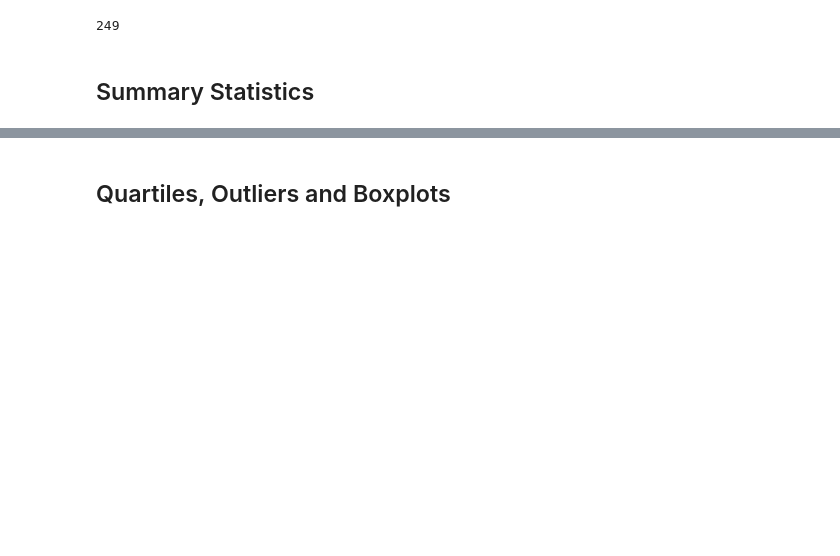
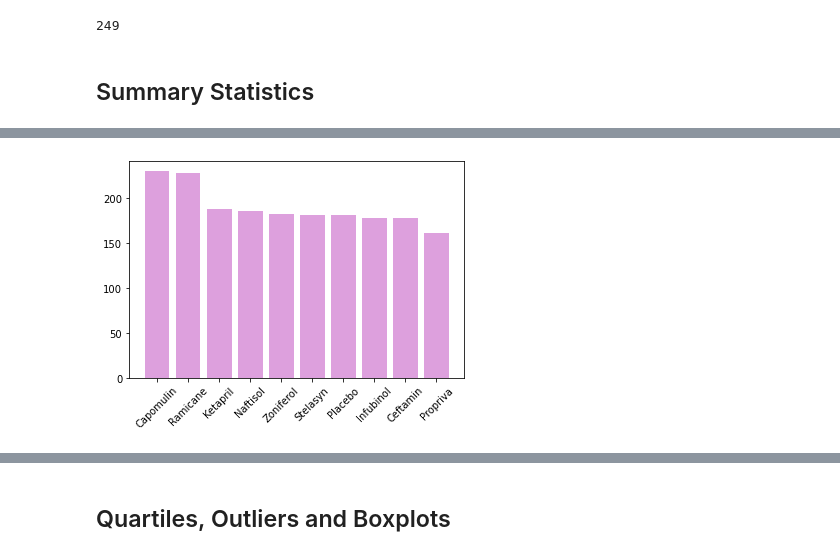
Before and after one commit to reccleston/matplotlib-challenge, a Jupyter notebook: Pymaceuticals/pymaceuticals_starter.ipynb, the cells around one changed output, grey strips where cells are left out. Drawn from its saved outputs; the diff is of its cells as text; code cells hidden in the pictures; blank space fills up the shorter version.

```diff
--- a/Pymaceuticals/pymaceuticals_starter.ipynb
+++ b/Pymaceuticals/pymaceuticals_starter.ipynb
@@ -107,4 +144,10 @@ regimen_summary_df
 # %%
 # Generate a bar plot showing the total number of measurements taken on each drug regimen using pyplot.
+num_drugs = np.arange(len(num_instances))
+plt.bar(num_drugs, num_instances, color='plum', align='center')
+plt.xticks(num_drugs, num_instances.index, rotation=45)
+plt.show()
+# %% [output]
+[figure, added]
 # %%
 # Generate a pie plot showing the distribution of female versus male mice using pandas
```
Also changed, not shown: parts of 10 cells of this notebook.
